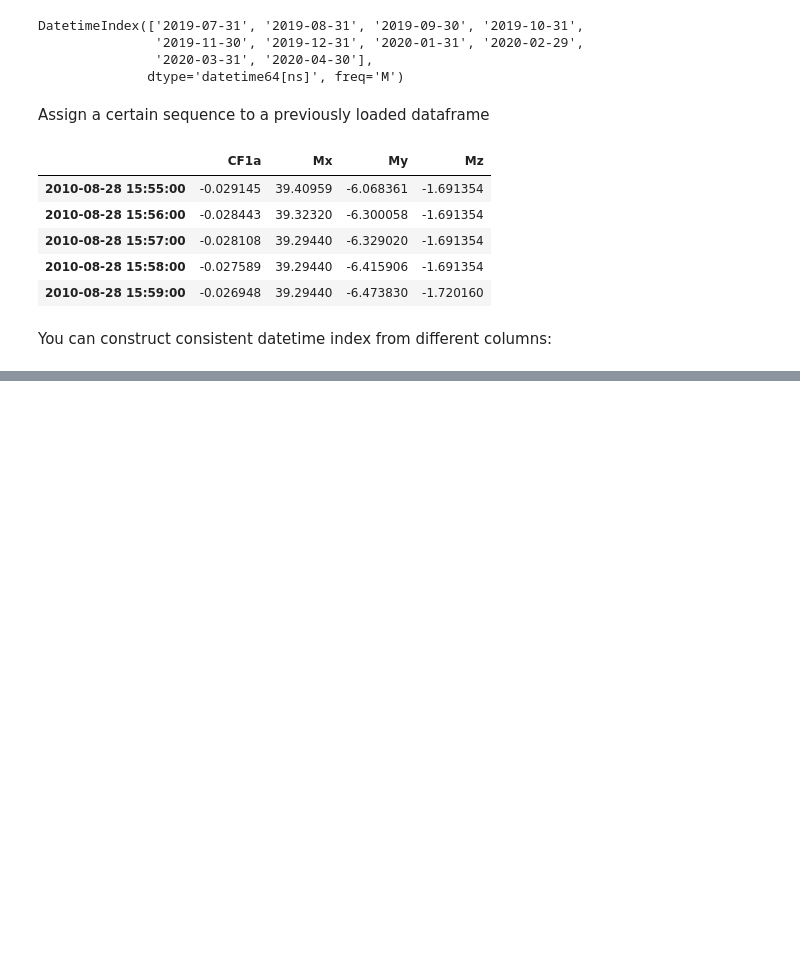
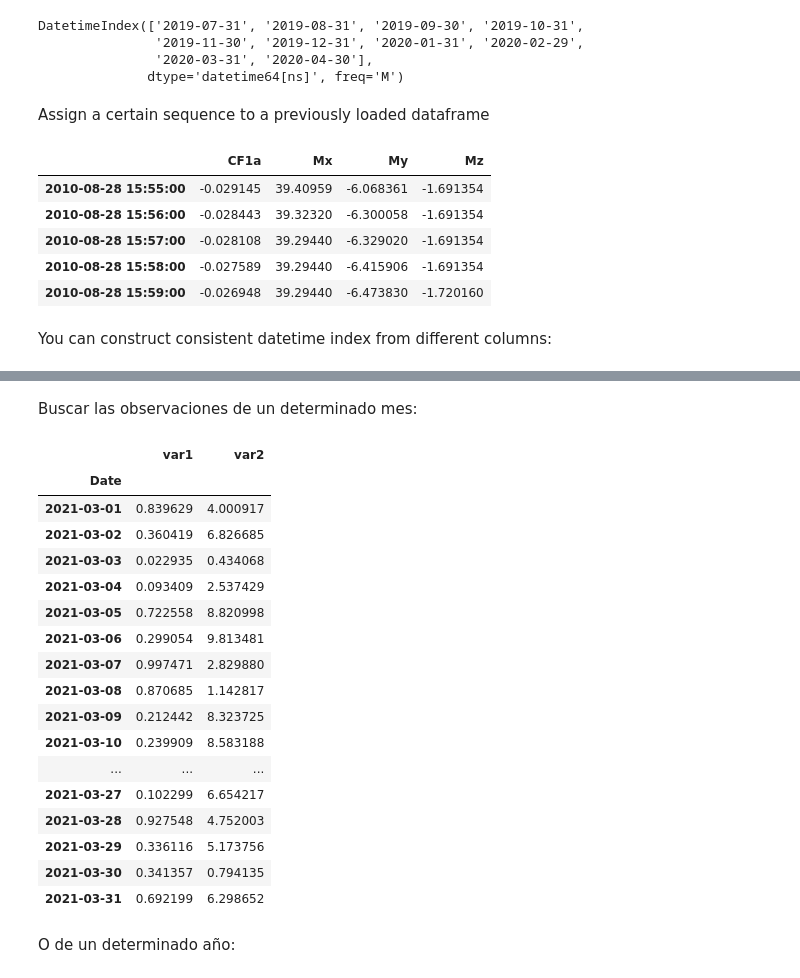
Before and after one commit to raulbenitez/conceptosclaros_ML, a Jupyter notebook: Introduccion_Series_Temporales.ipynb, the cells around one changed output, grey strips where cells are left out. Cells and saved outputs as stored; diff of their text form; code cells hidden in the pictures; blank space fills up the shorter version.

```diff
--- a/Introduccion_Series_Temporales.ipynb
+++ b/Introduccion_Series_Temporales.ipynb
@@ -173,0 +176,6 @@ You can construct consistent datetime index from different columns:
+# %%
+import pandas as pd
+filename = '/content/gdrive/My Drive/data_course/test_dates.xlsx'
+
+d = pd.read_excel(filename,index_col=0,header=2)
+d.head()
@@ -173,0 +209,25 @@ You can construct consistent datetime index from different columns:
+# %% [markdown]
+Buscar las observaciones de un determinado mes:
+# %%
+d['2021-03']
+# %% [output]
+|  | var1 | var2 |
+| Date |  |  |
+| 2021-03-01 | 0.839629 | 4.000917 |
+| 2021-03-02 | 0.360419 | 6.826685 |
+| 2021-03-03 | 0.022935 | 0.434068 |
+| 2021-03-04 | 0.093409 | 2.537429 |
+| 2021-03-05 | 0.722558 | 8.820998 |
+| 2021-03-06 | 0.299054 | 9.813481 |
+| 2021-03-07 | 0.997471 | 2.829880 |
+| 2021-03-08 | 0.870685 | 1.142817 |
+| 2021-03-09 | 0.212442 | 8.323725 |
+| 2021-03-10 | 0.239909 | 8.583188 |
+| ... | ... | ... |
+| 2021-03-27 | 0.102299 | 6.654217 |
+| 2021-03-28 | 0.927548 | 4.752003 |
+| 2021-03-29 | 0.336116 | 5.173756 |
+| 2021-03-30 | 0.341357 | 0.794135 |
+| 2021-03-31 | 0.692199 | 6.298652 |
+# %% [markdown]
+O de un determinado año:
```
Also changed, not shown: parts of 13 cells of this notebook.
